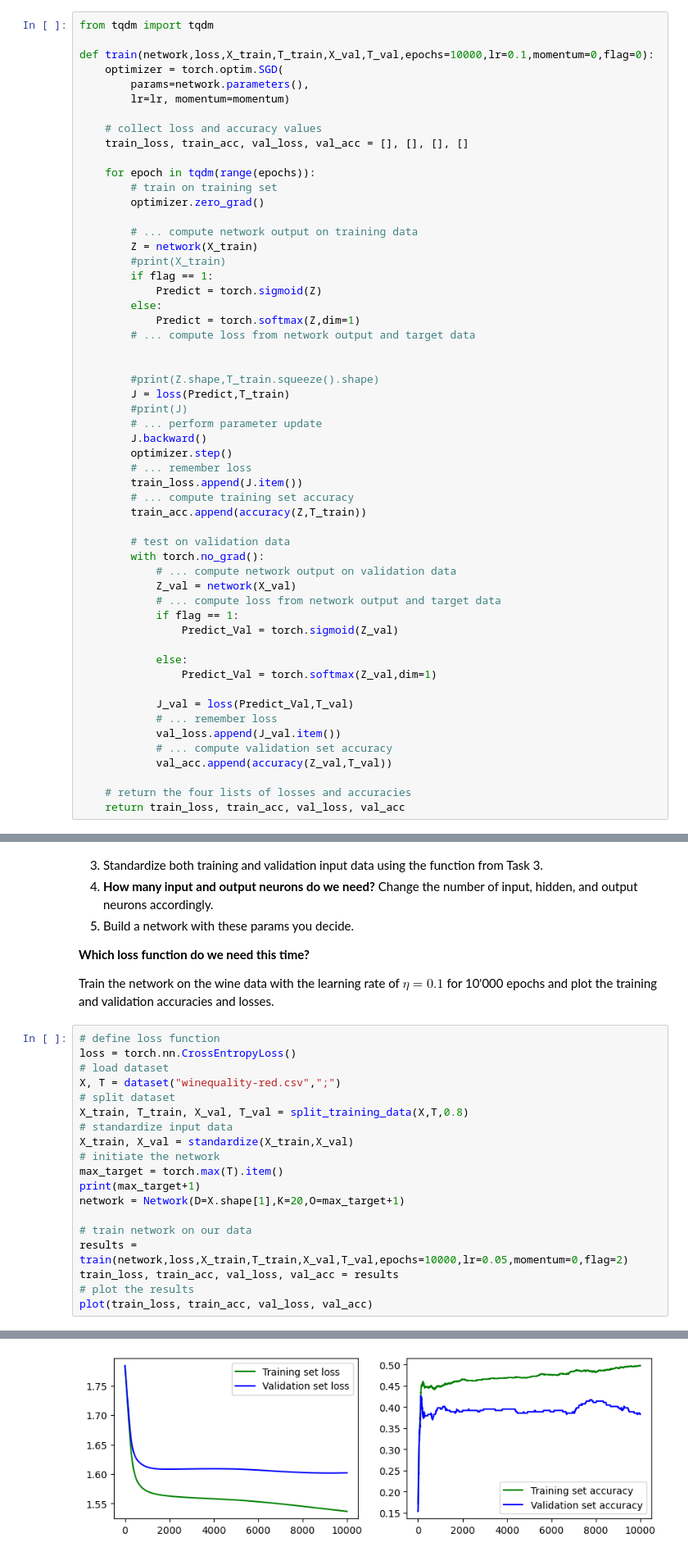
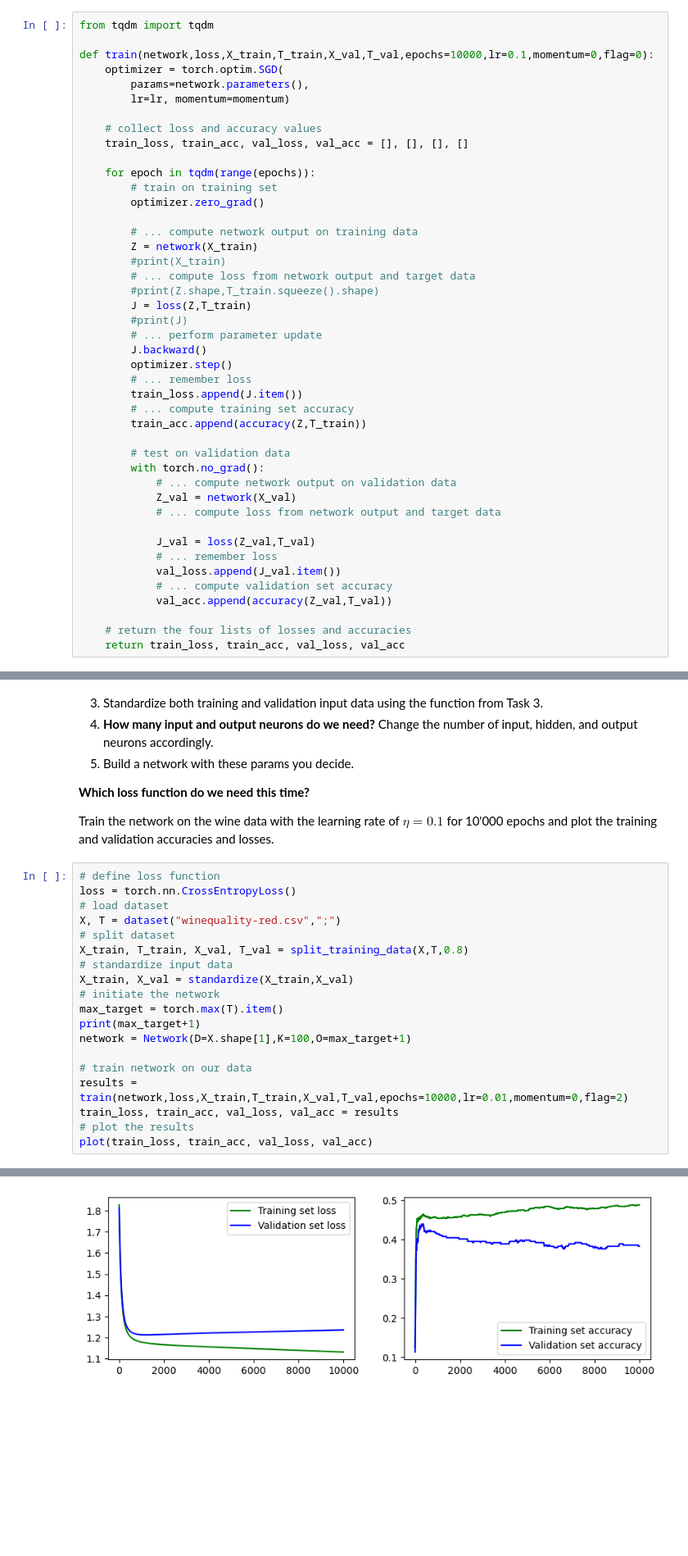
Before and after one commit to JorgeOrtizV/deepLearning_uzh, a Jupyter notebook: DL-Assignment05.ipynb, the cells around one changed output, grey strips where cells are left out. Shown: that part at 82% size. Saved outputs shown, nothing was run; the diff lists cells and outputs as text; blank space fills up the shorter version.

Commit message:
Improved plots

```diff
--- a/DL-Assignment05.ipynb
+++ b/DL-Assignment05.ipynb
@@ -276,15 +276,9 @@ def train(network,loss,X_train,T_train,X_val,T_val,epochs=10000,lr=0.1,momentum=
         # ... compute network output on training data
         Z = network(X_train)
         #print(X_train)
-        if flag == 1:
-            Predict = torch.sigmoid(Z)
-        else:
-            Predict = torch.softmax(Z,dim=1)
         # ... compute loss from network output and target data
-
-
         #print(Z.shape,T_train.squeeze().shape)
-        J = loss(Predict,T_train)
+        J = loss(Z,T_train)
         #print(J)
         # ... perform parameter update
         J.backward()
@@ -299,13 +293,8 @@ def train(network,loss,X_train,T_train,X_val,T_val,epochs=10000,lr=0.1,momentum=
             # ... compute network output on validation data
             Z_val = network(X_val)
             # ... compute loss from network output and target data
-            if flag == 1:
-                Predict_Val = torch.sigmoid(Z_val)
 
-            else:
-                Predict_Val = torch.softmax(Z_val,dim=1)
-
-            J_val = loss(Predict_Val,T_val)
+            J_val = loss(Z_val,T_val)
             # ... remember loss
             val_loss.append(J_val.item())
             # ... compute validation set accuracy
@@ -392,26 +380,26 @@ Train the network on the wine data with the learning rate of **$\eta=0.1$** for
 # %%
 # define loss function
 loss = torch.nn.CrossEntropyLoss()
 # load dataset
 X, T = dataset("winequality-red.csv",";")
 # split dataset
 X_train, T_train, X_val, T_val = split_training_data(X,T,0.8)
 # standardize input data
 X_train, X_val = standardize(X_train,X_val)
 # initiate the network
 max_target = torch.max(T).item()
 print(max_target+1)
-network = Network(D=X.shape[1],K=20,O=max_target+1)
+network = Network(D=X.shape[1],K=100,O=max_target+1)
 
 # train network on our data
-results = train(network,loss,X_train,T_train,X_val,T_val,epochs=10000,lr=0.05,momentum=0,flag=2)
+results = train(network,loss,X_train,T_train,X_val,T_val,epochs=10000,lr=0.01,momentum=0,flag=2)
 train_loss, train_acc, val_loss, val_acc = results
 # plot the results
 plot(train_loss, train_acc, val_loss, val_acc)
 # %% [output]
 Loaded dataset with 1599 samples
 6
-[figure, old version]
+[figure, new version]
 # %% [markdown]
 When reviewing the plots, do you identify any potential concerns? If so, what actions could be taken to mitigate?
 
```
Also changed, not shown: parts of 2 cells of this notebook.
